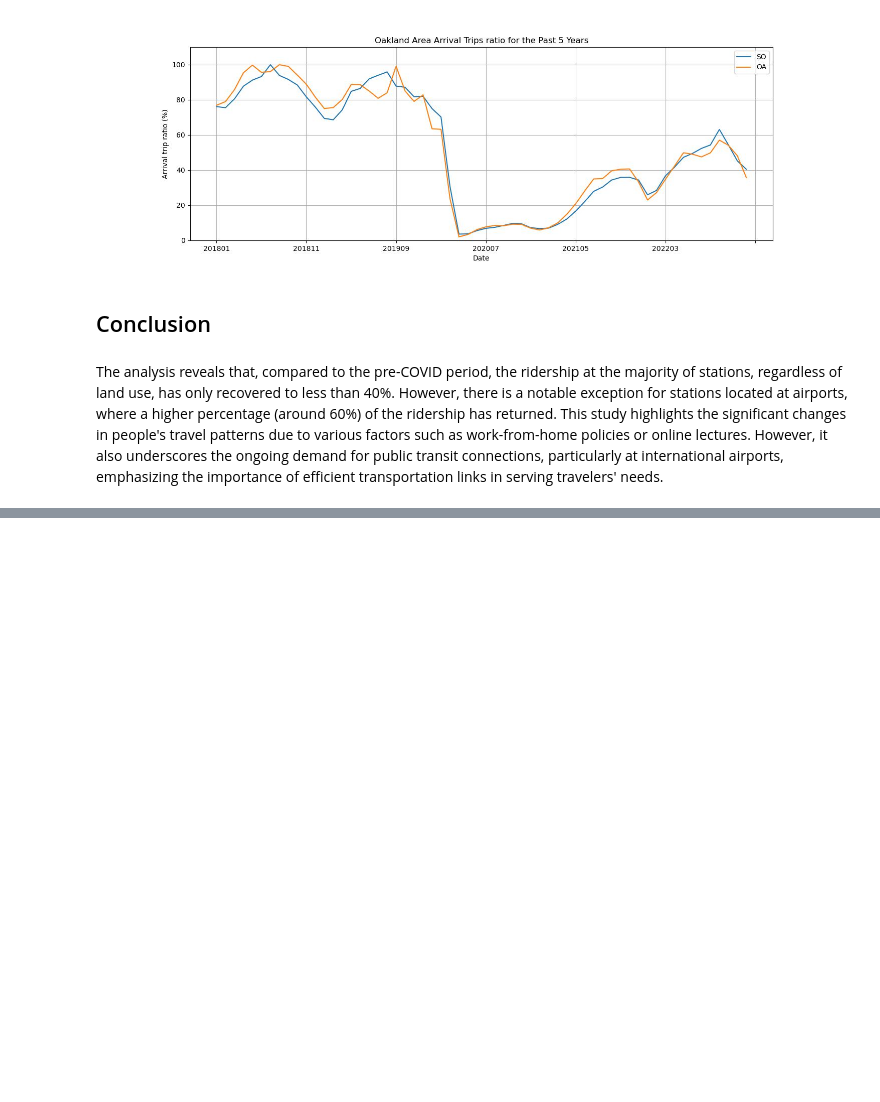
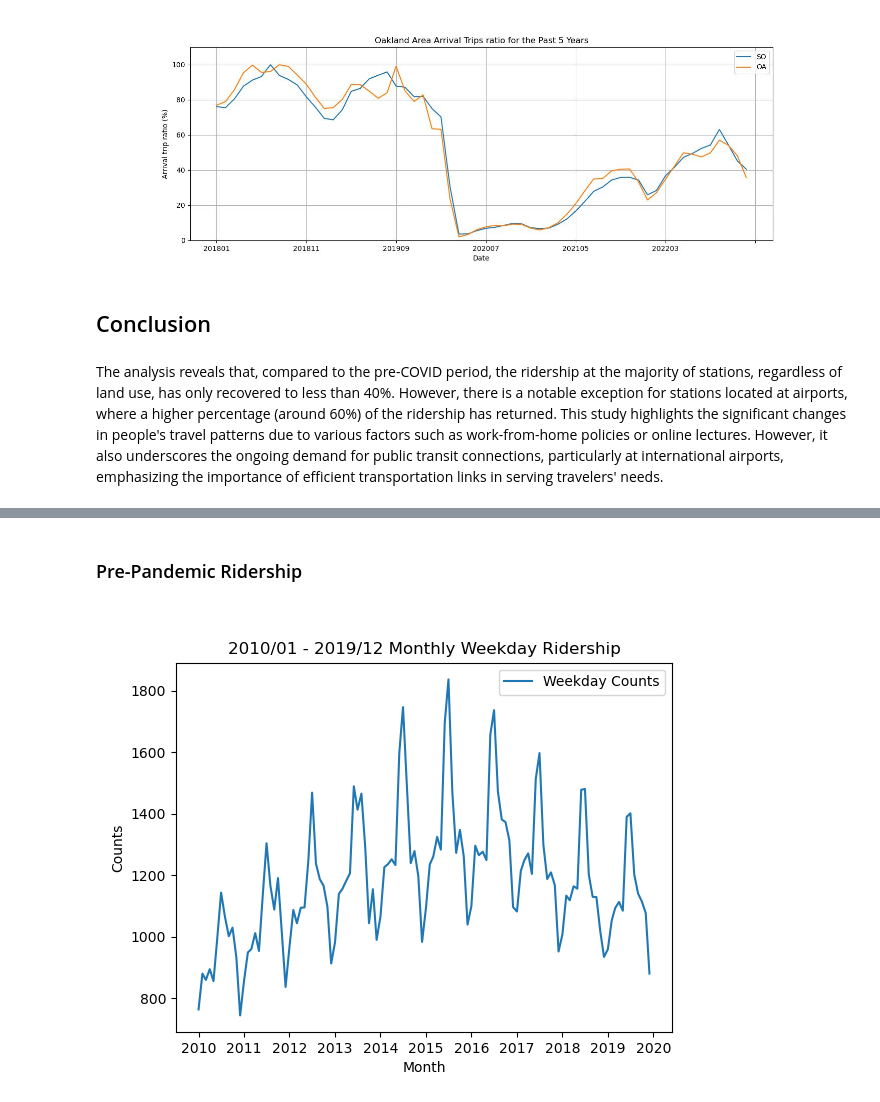
Before and after one commit to UCB-stat-159-s23/project-Group23, a Jupyter notebook: main.ipynb, the cells around one changed output, grey strips where cells are left out. Saved outputs shown, nothing was run; the diff lists cells and outputs as text; code cells hidden in the pictures; blank space fills up the shorter version.

```diff
--- a/main.ipynb
+++ b/main.ipynb
@@ -125,0 +130,6 @@ The analysis reveals that, compared to the pre-COVID period, the ridership at th
+# %% [markdown]
+### Pre-Pandemic Ridership
+# %%
+display(Image(filename="figures/Berkeley_Embarcadero_2010_2019_Ridership.png"))
+# %% [output]
+[figure, added]
```
Also changed, not shown: parts of 12 cells of this notebook.
